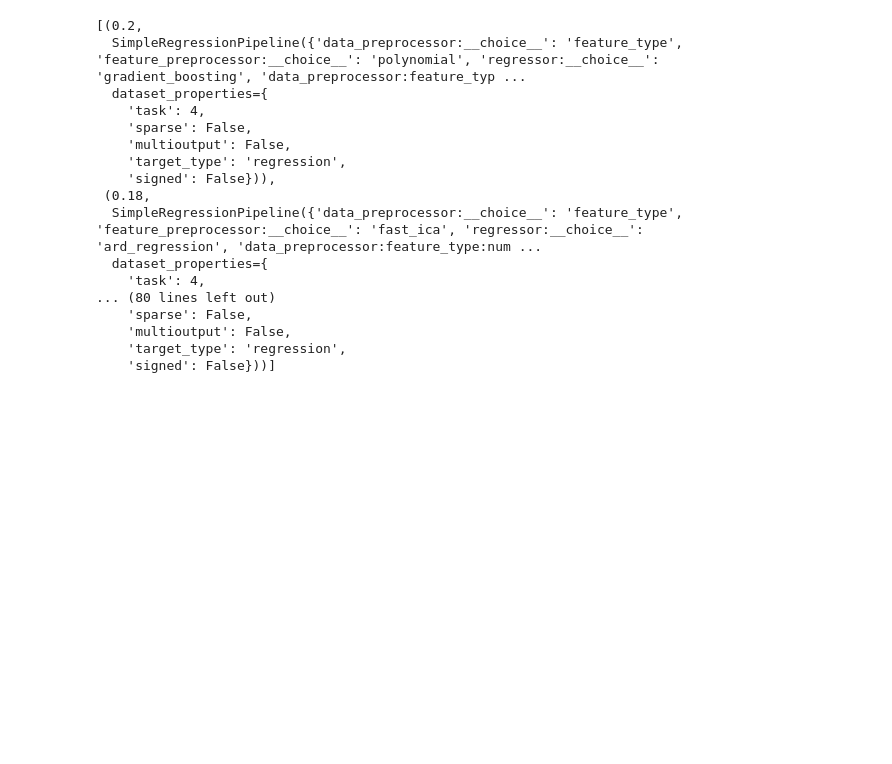
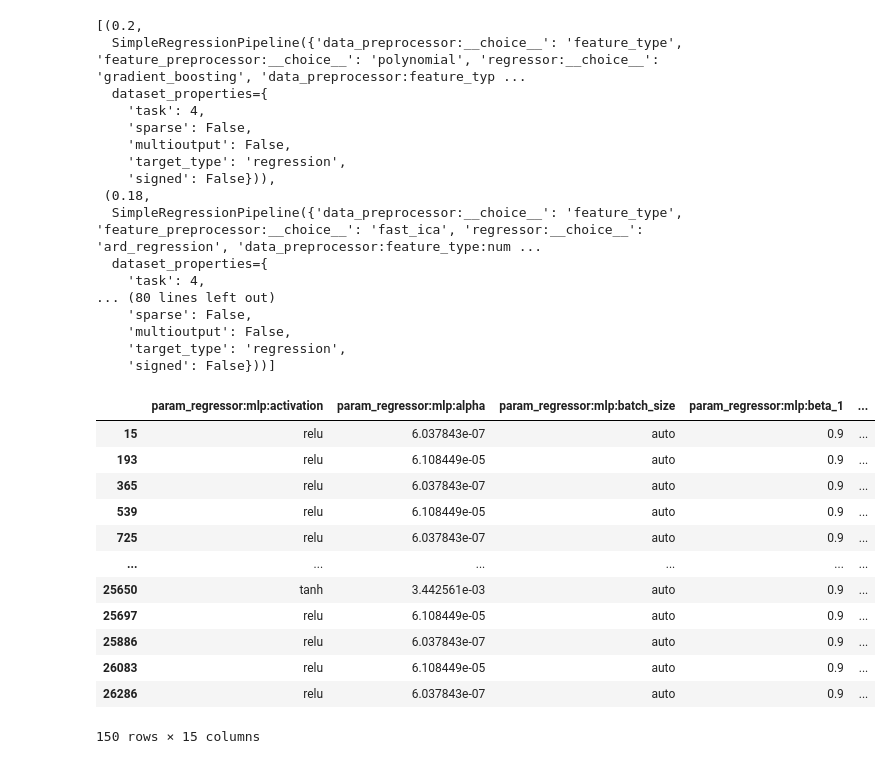
Before and after one commit to mxgbr/gpp_upscaling, a Jupyter notebook: 03_autosklearn_explainability.ipynb, the cells around one changed output. Cells and saved outputs as stored; diff of their text form; code cells hidden in the pictures; blank space fills up the shorter version.

```diff
--- a/03_autosklearn_explainability.ipynb
+++ b/03_autosklearn_explainability.ipynb
@@ -272,3 +277,19 @@ model_x.model.get_models_with_weights()
     'multioutput': False,
     'target_type': 'regression',
     'signed': False}))]
+# %%
+maxalg_df.loc[maxalg_df['param_regressor:__choice__'] == 'mlp', maxalg_df.columns.str.startswith('param_regressor:mlp')]
+# %% [output]
+|  | param_regressor:mlp:activation | param_regressor:mlp:alpha | param_regressor:mlp:batch_size | param_regressor:mlp:beta_1 | ... |
+| 15 | relu | 6.037843e-07 | auto | 0.9 | ... |
+| 193 | relu | 6.108449e-05 | auto | 0.9 | ... |
+| 365 | relu | 6.037843e-07 | auto | 0.9 | ... |
+| 539 | relu | 6.108449e-05 | auto | 0.9 | ... |
+| 725 | relu | 6.037843e-07 | auto | 0.9 | ... |
+| ... | ... | ... | ... | ... | ... |
+| 25650 | tanh | 3.442561e-03 | auto | 0.9 | ... |
+| 25697 | relu | 6.108449e-05 | auto | 0.9 | ... |
+| 25886 | relu | 6.037843e-07 | auto | 0.9 | ... |
+| 26083 | relu | 6.108449e-05 | auto | 0.9 | ... |
+| 26286 | relu | 6.037843e-07 | auto | 0.9 | ... |
+150 rows × 15 columns
```
Also changed, not shown: parts of 1 cell of this notebook, 3 other files.
